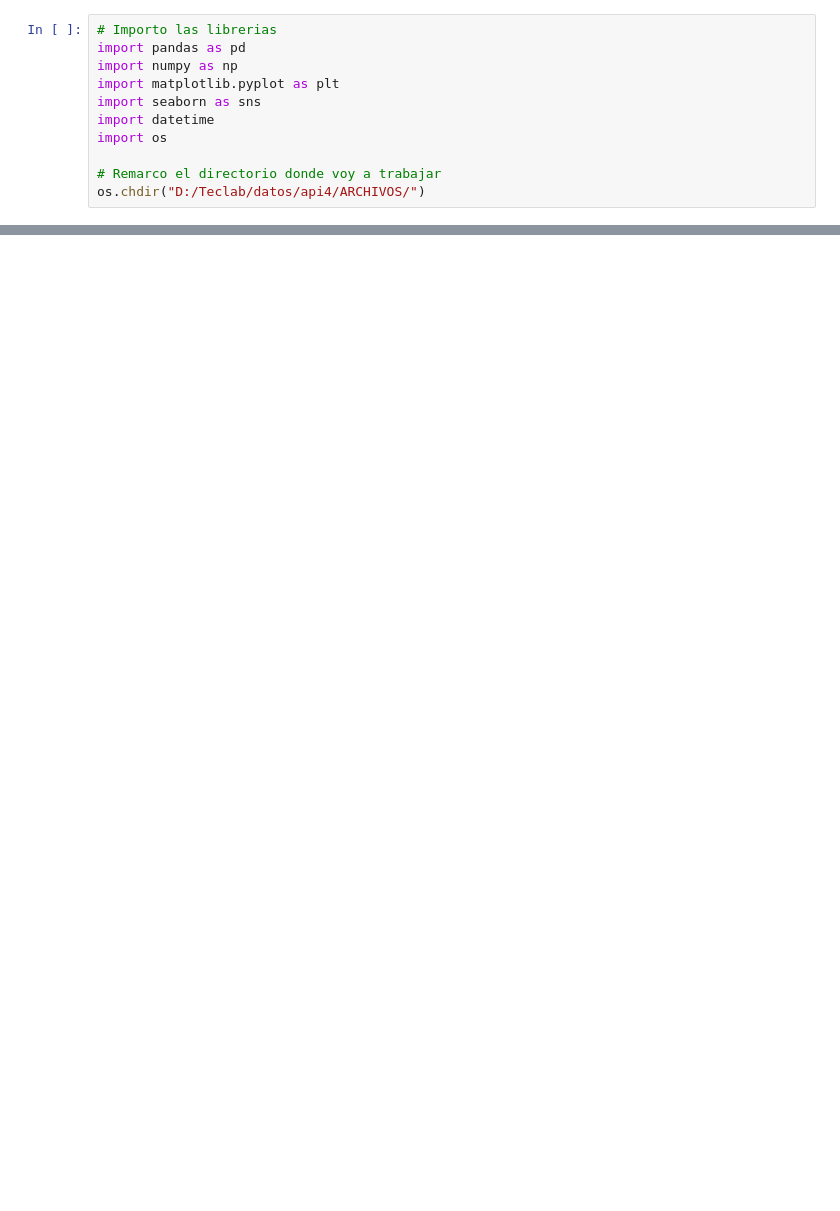
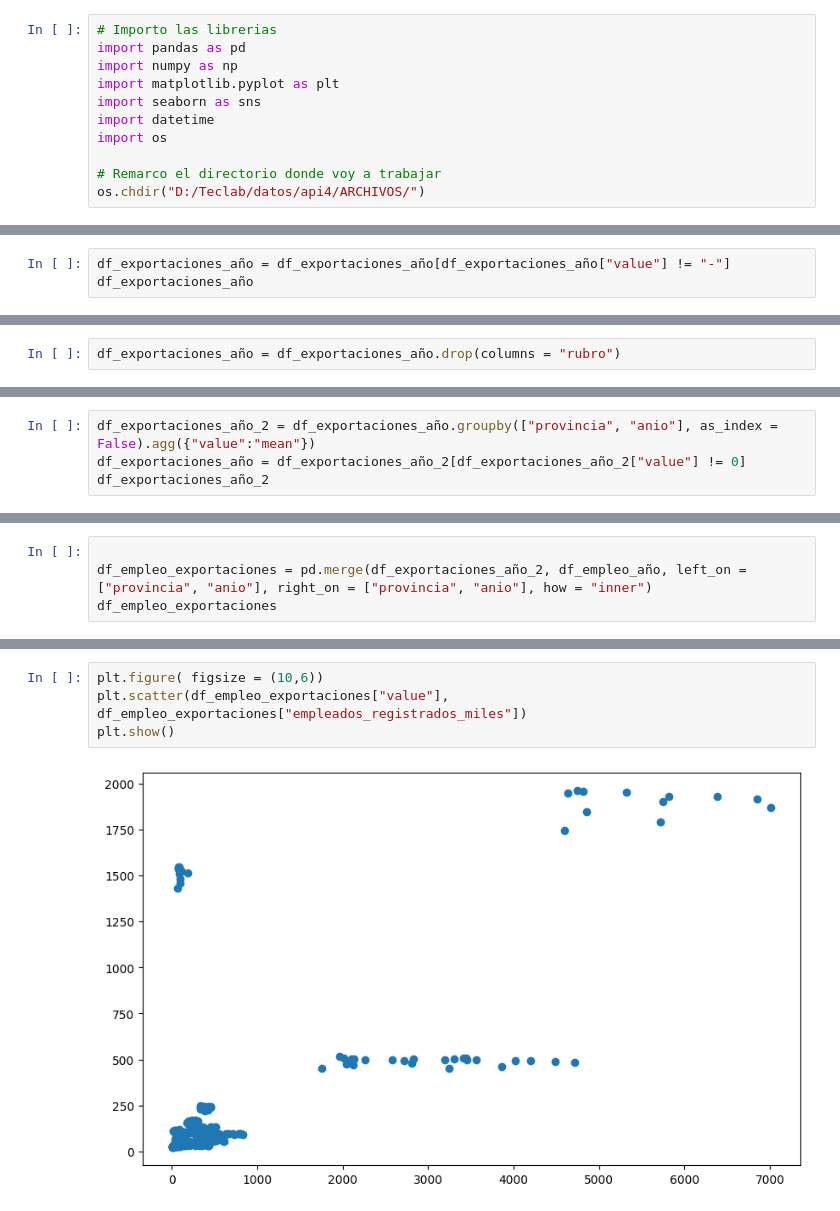
Before and after one commit to IsaiasCarrion/Teclab, a Jupyter notebook: datos/api4/ARCHIVOS/datos.ipynb, the cells around one changed output, grey strips where cells are left out. Drawn from its saved outputs; the diff is of its cells as text; blank space fills up the shorter version.

```diff
--- a/datos/api4/ARCHIVOS/datos.ipynb
+++ b/datos/api4/ARCHIVOS/datos.ipynb
@@ -25,0 +144,3 @@ df_hogares.head()
+# %%
+df_exportaciones_año = df_exportaciones_año[df_exportaciones_año["value"] != "-"]
+df_exportaciones_año
@@ -25,0 +161,2 @@ df_hogares.head()
+# %%
+df_exportaciones_año = df_exportaciones_año.drop(columns = "rubro")
@@ -25,0 +165,4 @@ df_hogares.head()
+# %%
+df_exportaciones_año_2 = df_exportaciones_año.groupby(["provincia", "anio"], as_index = False).agg({"value":"mean"})
+df_exportaciones_año = df_exportaciones_año_2[df_exportaciones_año_2["value"] != 0]
+df_exportaciones_año_2
@@ -34,0 +192,4 @@ df_poblacion.head()
+# %%
+
+df_empleo_exportaciones = pd.merge(df_exportaciones_año_2, df_empleo_año, left_on = ["provincia", "anio"], right_on = ["provincia", "anio"], how = "inner")
+df_empleo_exportaciones
@@ -34,0 +210,6 @@ df_poblacion.head()
+# %%
+plt.figure( figsize = (10,6))
+plt.scatter(df_empleo_exportaciones["value"], df_empleo_exportaciones["empleados_registrados_miles"])
+plt.show()
+# %% [output]
+[figure, added]
```
Also changed, not shown: parts of 16 cells of this notebook, 7 other files.
